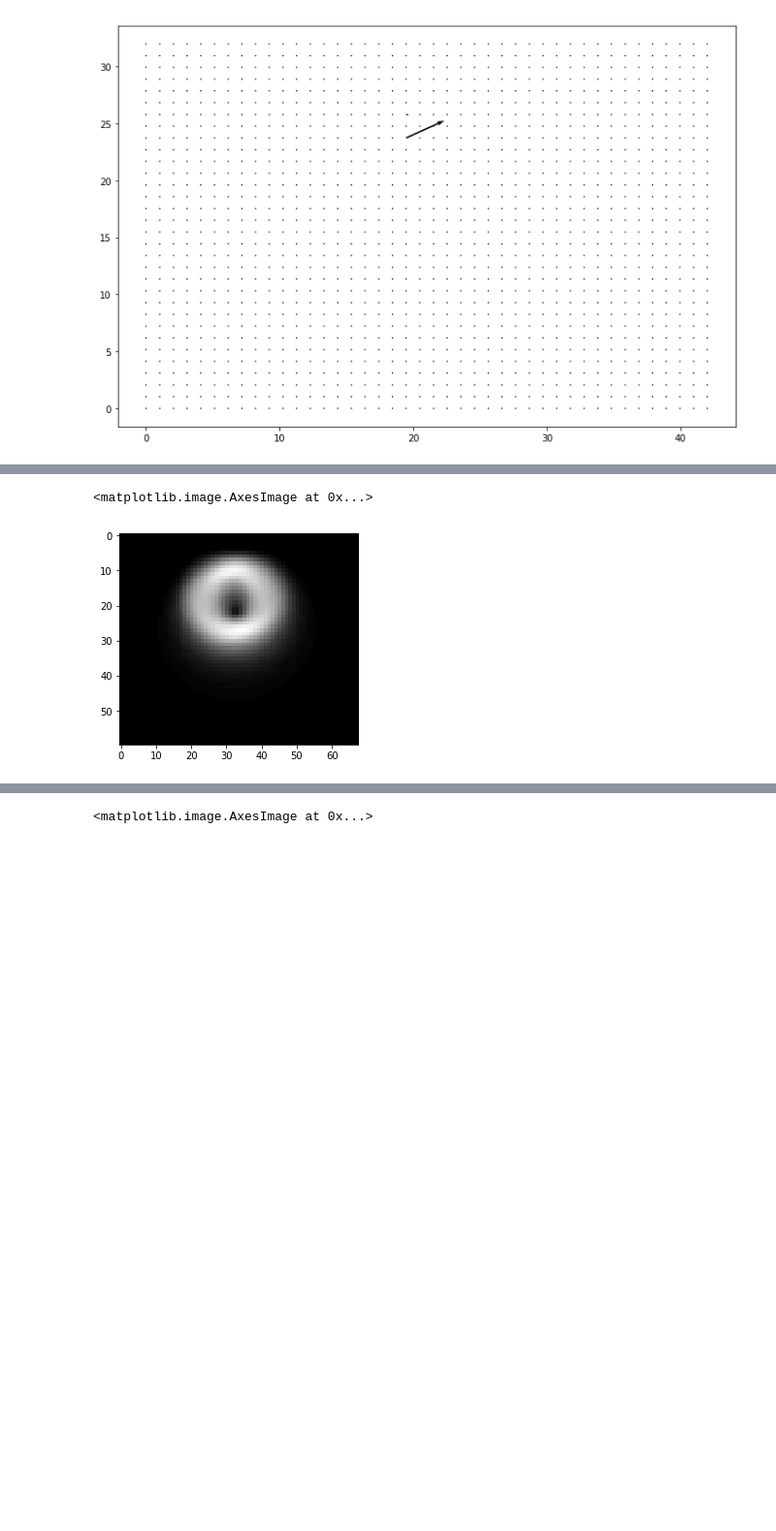
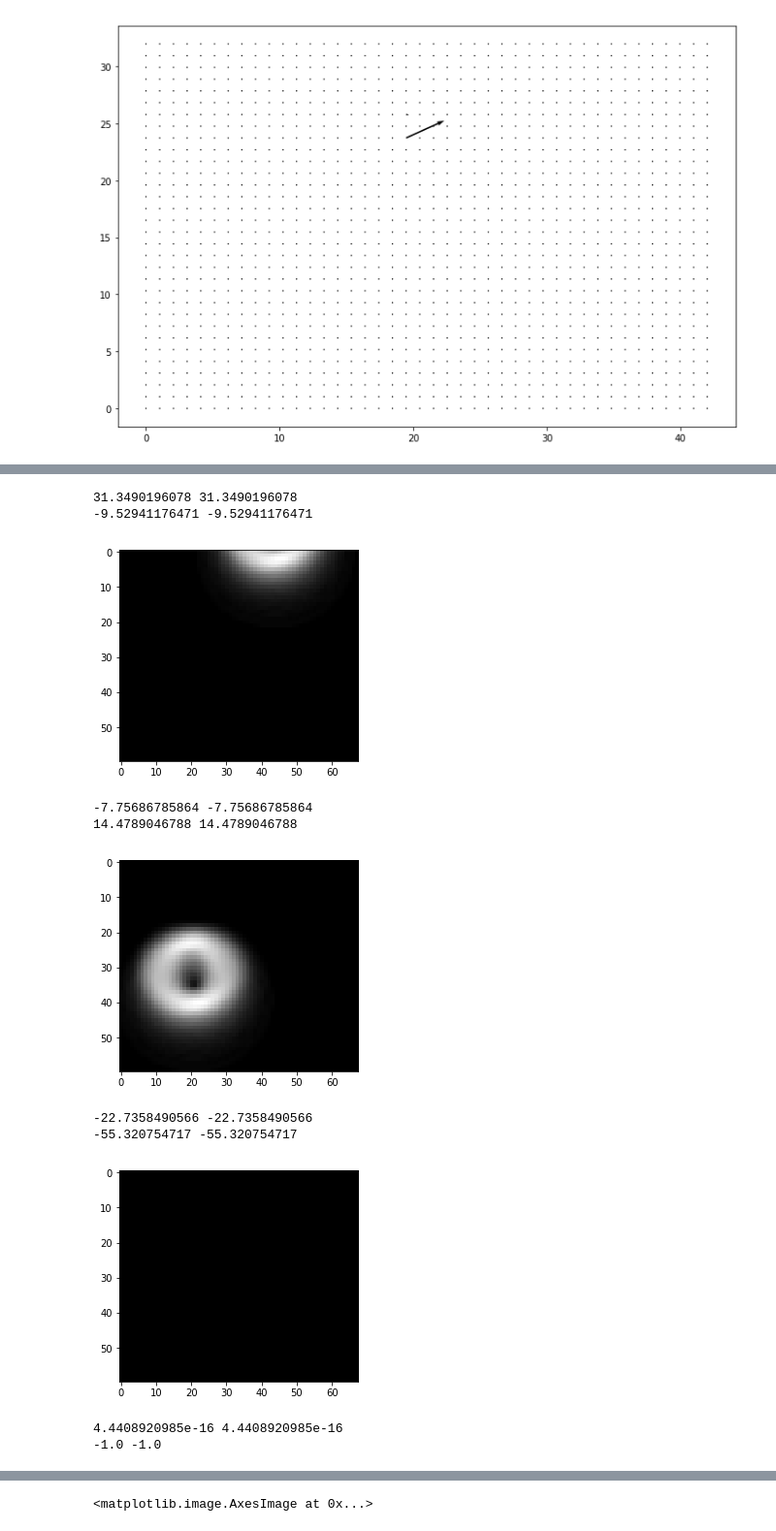
Before and after one commit to harshit0511/Ball-Tracking, a Jupyter notebook: Sliding window.ipynb, the cells around one changed output, grey strips where cells are left out. Shown at 97% size. Saved outputs shown, nothing was run; the diff lists cells and outputs as text; code cells hidden in the pictures; blank space fills up the shorter version.

```diff
--- a/Sliding window.ipynb
+++ b/Sliding window.ipynb
@@ -12,0 +16,2 @@ import opticalflowlk as op
+# %%
+v = harris.vector_field()
@@ -15,8 +26,8 @@ import opticalflowlk as op
 #img1 = cv2.imread("ball1.jpg", cv2.IMREAD_GRAYSCALE)
 #img2 = cv2.imread("ball2.jpg", cv2.IMREAD_GRAYSCALE)
 
-img1 = cv2.imread("Ball/ball-6.png", cv2.IMREAD_GRAYSCALE)
-img2 = cv2.imread("Ball/ball-7.png", cv2.IMREAD_GRAYSCALE)
+img1 = cv2.imread("Ball/ball-3.png", cv2.IMREAD_GRAYSCALE)
+img2 = cv2.imread("Ball/ball-4.png", cv2.IMREAD_GRAYSCALE)
 
 fig1 = cv2.GaussianBlur(img1, (5, 5), 0).astype('int16')
 fig2 = cv2.GaussianBlur(img2, (5, 5), 0).astype('int16')
@@ -145,5 +148,13 @@ def get_max(ofu):
 #y = ofu.max().astype(int)
 #x = ofv.max().astype(int)
 #mag = np.sqrt( x**2 + y**2 )
-print ofu.max(), ofu.min()
-print ofv.max(), ofv.min()
+def get_direction(v, i):
+
+    ofu = v[i][0]
+    ofv = v[i][1]
+    #print ofu.max(), ofu.min()
+    #print ofv.max(), ofv.min()
+    y = ofu.max().astype(int)
+    x = ofv.max().astype(int)
+
+    return y, x
@@ -152,0 +161,6 @@ print ofv.max(), ofv.min()
+# %%
+y, x = get_direction(v, 1)
+print y, x
+ax1 = plt.imshow(img_d[ideal_y:ideal_y+t_height, ideal_x:ideal_x+t_width], cmap = 'gray')
+#ax2 = plt.imshow(img_d[ideal_y+y:ideal_y+t_height+y, ideal_x+x:ideal_x+t_width+x], cmap = 'gray')
+#plt.show(ax1, ax2)
@@ -153,6 +179,19 @@ print ofv.max(), ofv.min()
 # %%
-# New location of the window (adding the obatined (optical flow) x and y coordinates to the starting position)
-plt.imshow(img_d[ideal_y+y:ideal_y+t_height+y, ideal_x+x:ideal_x+t_width+x], cmap = 'gray')
+for i in range(len(v)):
+    y, x = get_direction(v, i)
+
+    # New location of the window (adding the obatined (optical flow) x and y coordinates to the starting position)
+    plt.imshow(img_d[ideal_y+y:ideal_y+t_height+y, ideal_x+x:ideal_x+t_width+x], cmap = 'gray')
+    plt.show()
 # %% [output]
-<matplotlib.image.AxesImage at 0x...>
+31.3490196078 31.3490196078
+-9.52941176471 -9.52941176471
-[figure, old version]
+[figure, new version]
+-7.75686785864 -7.75686785864
+14.4789046788 14.4789046788
+[figure, added]
+-22.7358490566 -22.7358490566
+-55.320754717 -55.320754717
+[figure, added]
+4.4408920985e-16 4.4408920985e-16
+-1.0 -1.0
```
Also changed, not shown: parts of 15 cells of this notebook.
